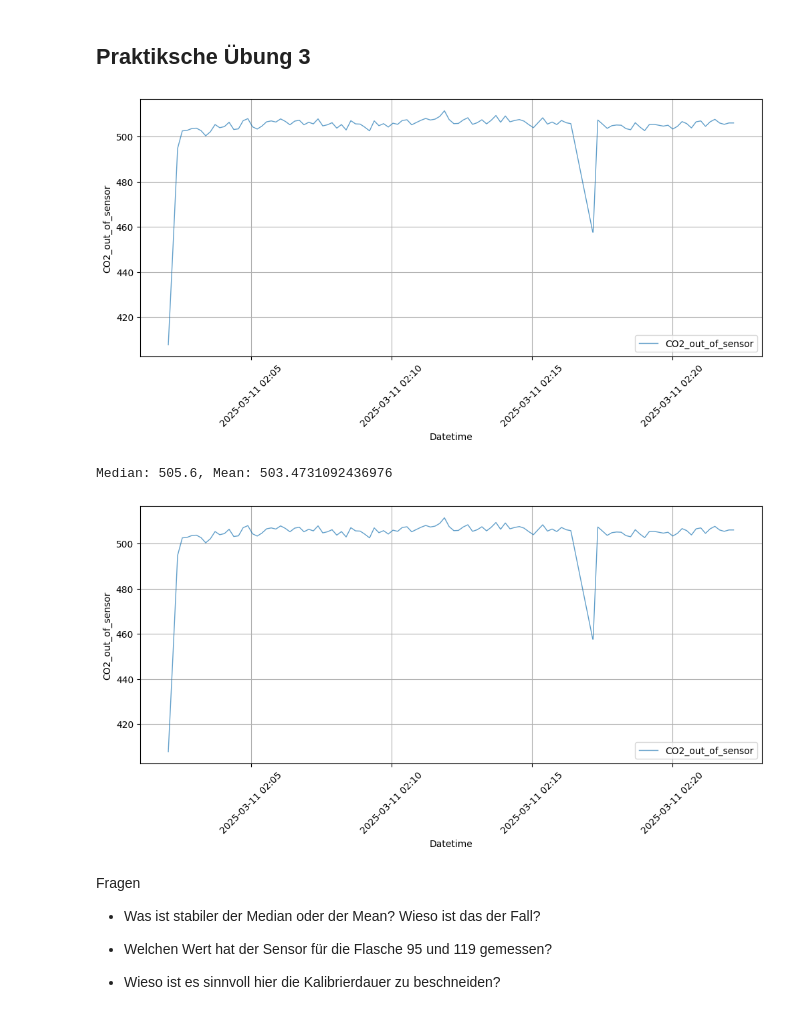
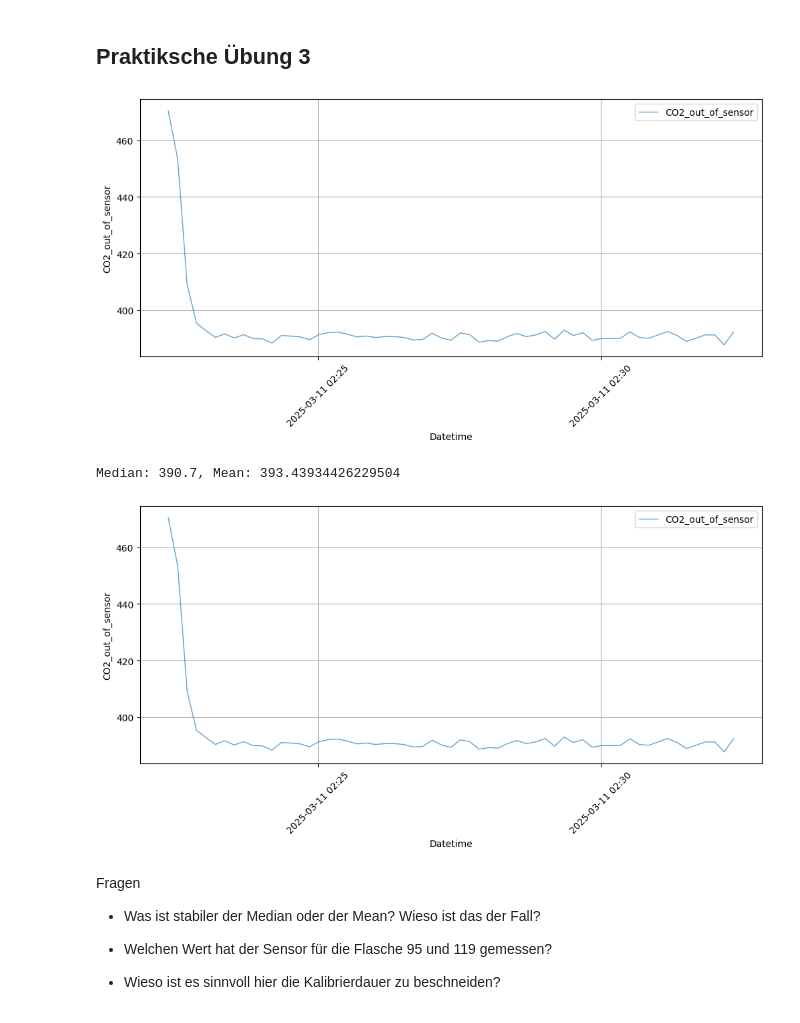
Before and after one commit to tum-esm/HES-2-Praktikum, a Jupyter notebook: notebooks/2_Calibration_Correction.ipynb, the cells around one changed output. Drawn from its saved outputs; the diff is of its cells as text; code cells hidden in the pictures.

```diff
--- a/notebooks/2_Calibration_Correction.ipynb
+++ b/notebooks/2_Calibration_Correction.ipynb
@@ -173,14 +173,14 @@ Fragen
 ## Praktiksche Übung 3
 # %%
 ## Verändere nachfolgende Parameter
-bottle_id = 95 # 119 or 95
+bottle_id = 119 # 119 or 95
 ##
 
 df_bottle = df_c.filter(pl.col("cal_bottle_id") == bottle_id)
 
 plot_column(df_bottle,"datetime","CO2_out_of_sensor")
 # %% [output]
-[figure, old version]
+[figure, new version]
 # %%
 ## Verändere nachfolgende Parameter
 cut_from_start = 0 #Percent
@@ -194,8 +194,8 @@ print(f"Median: {median}, Mean: {mean}")
 
 plot_column(df_bottle_trimmed,"datetime", "CO2_out_of_sensor")
 # %% [output]
-Median: 505.6, Mean: 503.4731092436976
+Median: 390.7, Mean: 393.43934426229504
-[figure, old version]
+[figure, new version]
 # %% [markdown]
 Fragen
 
```
Also changed, not shown: parts of 2 cells of this notebook, 2 other files.
